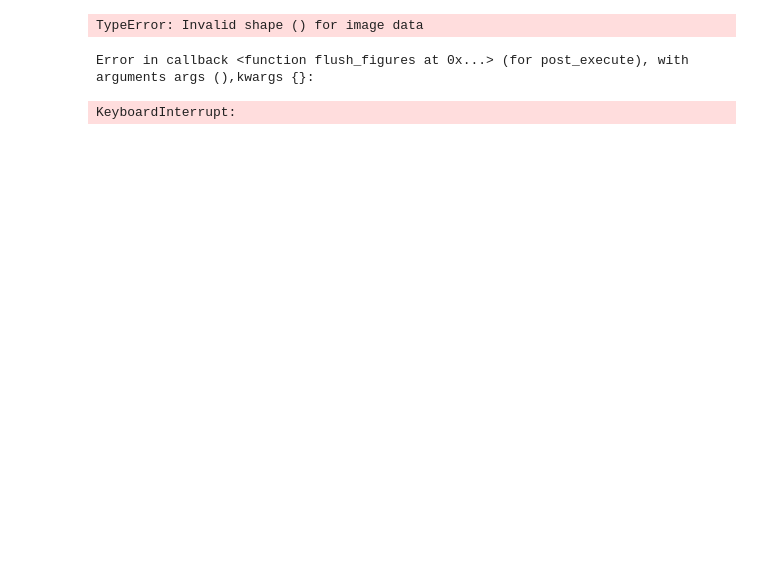
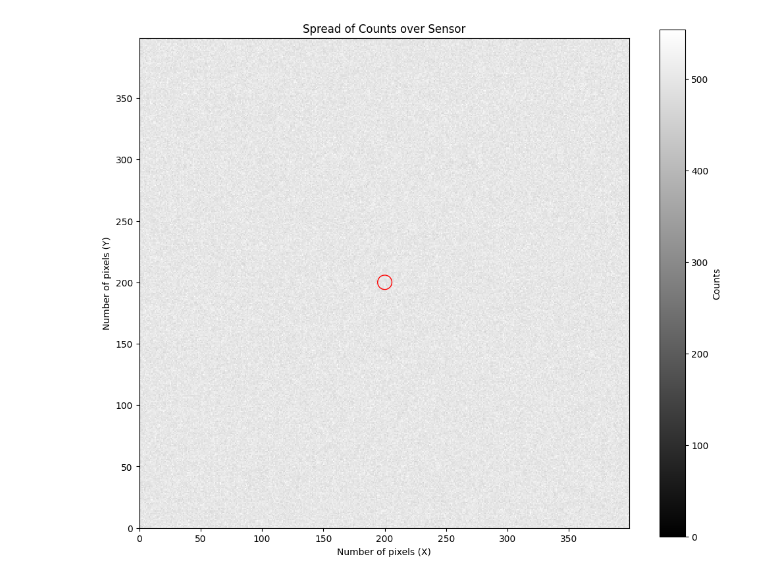
Before and after one commit to RJWier/Glenlea-ETC, a Jupyter notebook: EXPOSURE_TIME_CALCULATOR.ipynb, the cells around one changed output. Saved outputs shown, nothing was run; the diff lists cells and outputs as text; code cells hidden in the pictures; blank space fills up the shorter version.

```diff
--- a/EXPOSURE_TIME_CALCULATOR.ipynb
+++ b/EXPOSURE_TIME_CALCULATOR.ipynb
@@ -165,3 +272,10 @@ def spreadCounts(sensorX, sensorY, totalCounts, fwhm, exposureTime, fullWell, ob
+# %%
+#Define signal values
+#Replace stellar_Counts with bb_Counts for pure black body.
+
+signal_values = spreadCounts(sensor_X,sensor_Y,stellar_Counts,seeing_pixel,1)
+
+test_exposure=1
 # %%
 #GENERATE CCD NOISE
 #Takes in sensor parameters and generates signal noise based on exposure time
@@ -236,2 +382,0 @@ test_exposure = 1
-# %%
-signal_values = spreadCounts(sensor_X,sensor_Y,counts_per_second,seeing_pixel,test_exposure,full_well,obs_type)
@@ -240,4 +383,2 @@ noise_values=generateNoise(sensor_X,sensor_Y,dark_noise,read_noise,sensor_offset
-# %%
-bg_values = generateBG(sensor_X,sensor_Y,sky_bright,filter_zero,mirror_area,gain,filter_low,filter_high,Q_efficiency,filter_freq_band,test_exposure,obs_type)
 # %%
 final_sensor_array = overfullCheck(signal_values+noise_values+bg_values,full_well,obs_type)
@@ -250,21 +385,30 @@ aperture_num_pixels = np.pi*aperture_rad**2
 # %%
+#GENERATE APERTURE FOR MEASURING SNR
+
+aperture_rad = seeing_pixel*0.67
+aperture_center = (sensor_X//2,sensor_Y//2)
+aperture_num_pixels = np.pi*aperture_rad**2
+
+#PLOT STAR AND APERTURE
+
 aperture_circle = patches.Circle(aperture_center,radius=aperture_rad, edgecolor = 'red', facecolor = 'none', linewidth = 1)
+
 plt.figure(figsize=(12, 10))
-plt.text(aperture_center[0]+8,aperture_center[1]+8, 'Measurement Aperture', verticalalignment='center',color='red')
+
+
 plt.imshow(final_sensor_array, cmap='gray', interpolation='nearest',vmin = 0)
+
 plt.gca().add_patch(aperture_circle)
 plt.colorbar(label='Counts')
 plt.title('Spread of Counts over Sensor')
 plt.xlabel('Number of pixels (X)')
 plt.ylabel('Number of pixels (Y)')
-plt.xlim(0,sensor_X)
-plt.ylim(0,sensor_Y)
+plt.xlim(0,sensor_X-1)
+plt.ylim(0,sensor_Y-1)
 plt.gca().set_aspect('equal')
 plt.show()
 # %% [output]
-TypeError: Invalid shape () for image data
-Error in callback <function flush_figures at 0x...> (for post_execute), with arguments args (),kwargs {}:
-KeyboardInterrupt:
+[figure, added]
 # %%
 print("The peak number of counts in the simulated image is: ",np.max(final_sensor_array))
 print("The minimum number of counts in the simulated image is: ",np.min(final_sensor_array))
```
Also changed, not shown: parts of 37 cells of this notebook.
